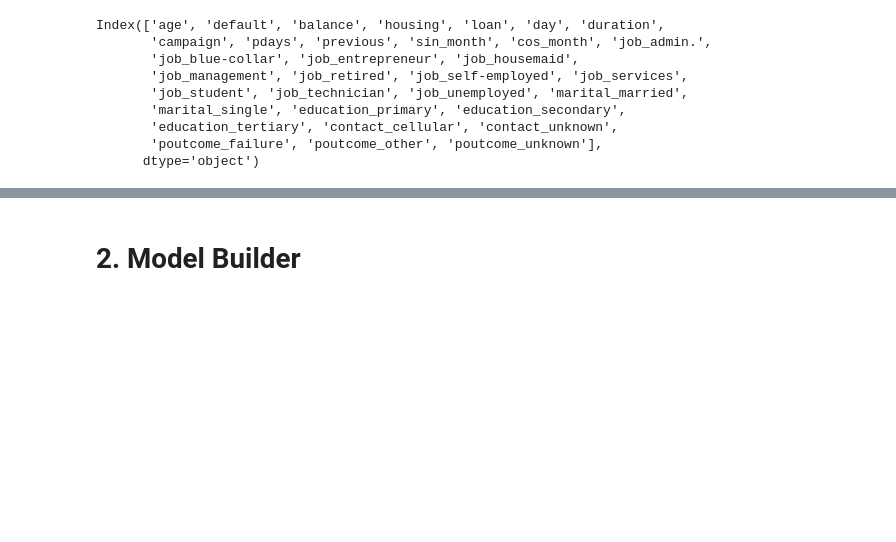
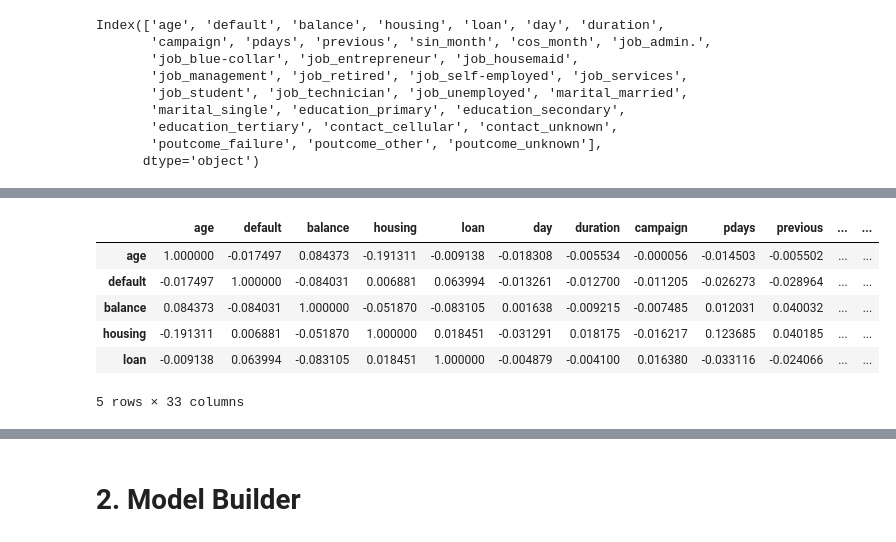
Before and after one commit to ShirsenduRyo/06-Segmentations, a Jupyter notebook: notebooks/03.1 Iter1_K_Means.ipynb, the cells around one changed output, grey strips where cells are left out. Drawn from its saved outputs; the diff is of its cells as text; code cells hidden in the pictures; blank space fills up the shorter version.

```diff
--- a/notebooks/03.1 Iter1_K_Means.ipynb
+++ b/notebooks/03.1 Iter1_K_Means.ipynb
@@ -205,2 +270,12 @@ Index(['age', 'default', 'balance', 'housing', 'loan', 'day', 'duration',
+# %%
+corr.head()
+# %% [output]
+|  | age | default | balance | housing | loan | day | duration | campaign | pdays | previous | ... | ... |
+| age | 1.000000 | -0.017497 | 0.084373 | -0.191311 | -0.009138 | -0.018308 | -0.005534 | -0.000056 | -0.014503 | -0.005502 | ... | ... |
+| default | -0.017497 | 1.000000 | -0.084031 | 0.006881 | 0.063994 | -0.013261 | -0.012700 | -0.011205 | -0.026273 | -0.028964 | ... | ... |
+| balance | 0.084373 | -0.084031 | 1.000000 | -0.051870 | -0.083105 | 0.001638 | -0.009215 | -0.007485 | 0.012031 | 0.040032 | ... | ... |
+| housing | -0.191311 | 0.006881 | -0.051870 | 1.000000 | 0.018451 | -0.031291 | 0.018175 | -0.016217 | 0.123685 | 0.040185 | ... | ... |
+| loan | -0.009138 | 0.063994 | -0.083105 | 0.018451 | 1.000000 | -0.004879 | -0.004100 | 0.016380 | -0.033116 | -0.024066 | ... | ... |
+5 rows × 33 columns
 # %%
 plt.figure(figsize=(14, 6))
```
Also changed, not shown: parts of 11 cells of this notebook.
